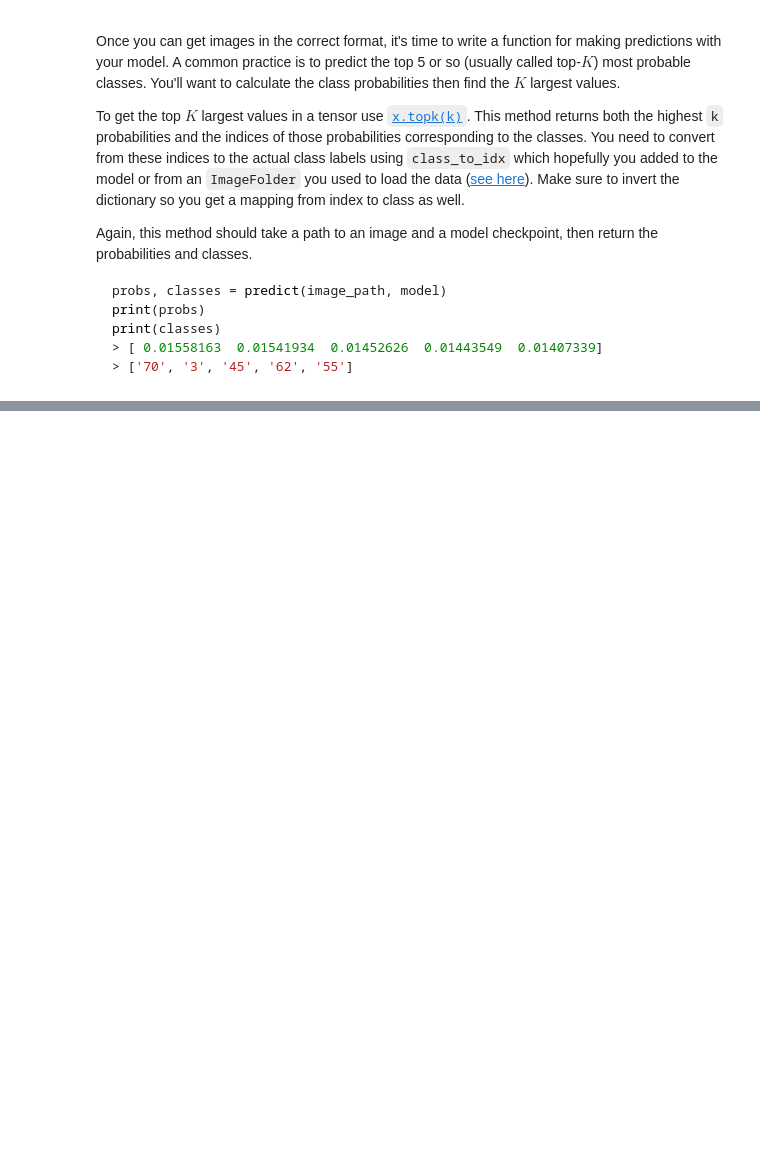
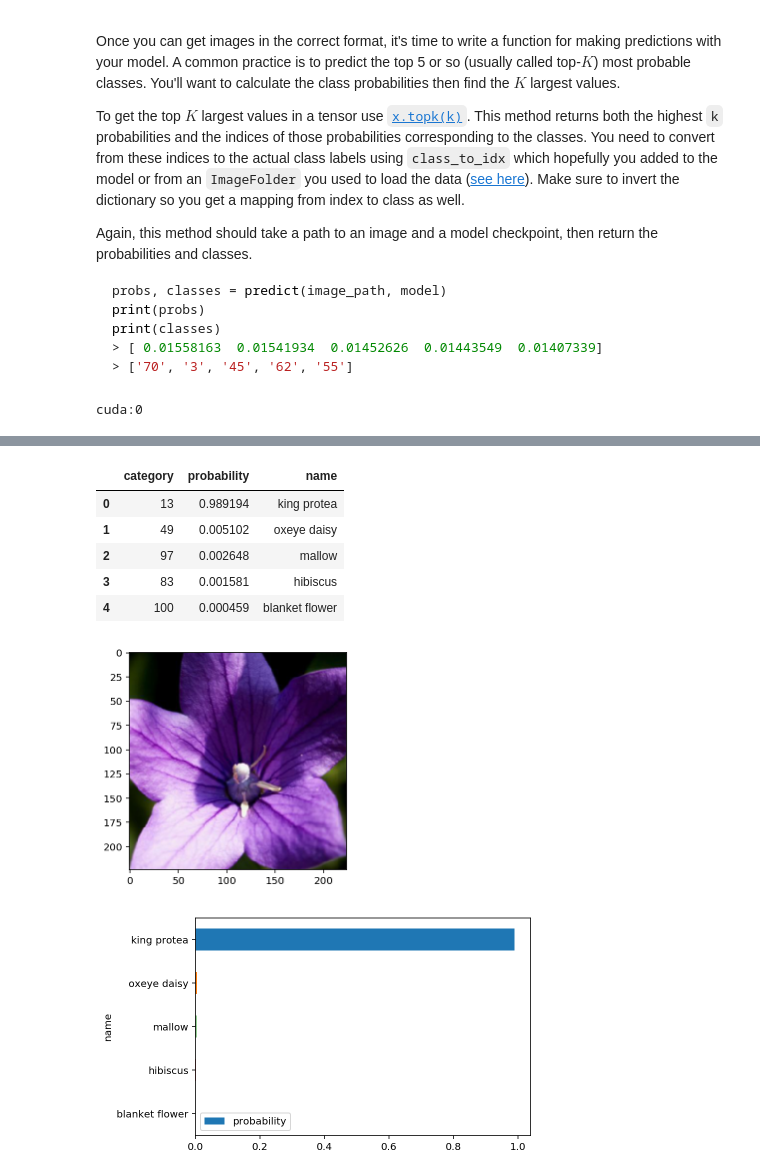
Before and after one commit to jmnickerson05/udacity_image_classifier, a Jupyter notebook: Image Classifier Project.ipynb, the cells around one changed output, grey strips where cells are left out. Saved outputs shown, nothing was run; the diff lists cells and outputs as text; code cells hidden in the pictures; blank space fills up the shorter version.

````diff
--- a/Image Classifier Project.ipynb
+++ b/Image Classifier Project.ipynb
@@ -430,12 +462,23 @@ print(classes)
 > [ 0.01558163  0.01541934  0.01452626  0.01443549  0.01407339]
 > ['70', '3', '45', '62', '55']
 ```
-# %%
-def predict(image_path, model, topk=5):
-    ''' Predict the class (or classes) of an image using a trained deep learning model.
-    '''
-
-    # TODO: Implement the code to predict the class from an image file
+# %%
+device = torch.device("cuda:0" if torch.cuda.is_available() else "cpu")
+print(device)
+# %% [output]
+cuda:0
+# %%
+def predict(image_path, model, topk=5):
+    # Transform
+    inputs = process_image(image_path).unsqueeze(0)
+    model.eval()
+    model, inputs = model.to(device), inputs.to(device)
+    prob = nnf.softmax(model(inputs), dim=1)
+    top_p, top_class = prob.topk(5, dim = 1)
+    return pd.DataFrame({'probability': top_p.cpu().detach().numpy()[0],
+                         'category': top_class.cpu().detach().numpy()[0]})
+
+# predict('flowers/test/19/image_06175.jpg', model)
 # %% [markdown]
 ## Sanity Checking
 
@@ -448,0 +490,29 @@ You can convert from the class integer encoding to actual flower names with the
+# %%
+def predict_and_plot(model, img_path, cat_to_name):
+    imshow(process_image(img_path))
+    pred = predict(img_path, model)
+    pred = pred.sort_values(by='probability', ascending=False)[
+        ['category','probability']
+    ]
+    pred['name'] = pred.category.apply(
+        lambda x: cat_to_name[str(int(x))]
+    )
+    pred['category'] = pred['category'].astype(int)
+    display(pred)
+    ax = (pred.sort_values(by='probability', ascending=False)
+          .plot.barh(x='name',y='probability'))
+    ax.invert_yaxis()
+
+
+predict_and_plot(model, 'flowers/test/19/image_06175.jpg', cat_to_name)
+# predict_and_plot(model, 'flowers/test/28/image_05277.jpg', cat_to_name)
+# predict_and_plot(model, 'flowers/test/25/image_06593.jpg', cat_to_name)
+# %% [output]
+|  | category | probability | name |
+| 0 | 13 | 0.989194 | king protea |
+| 1 | 49 | 0.005102 | oxeye daisy |
+| 2 | 97 | 0.002648 | mallow |
+| 3 | 83 | 0.001581 | hibiscus |
+| 4 | 100 | 0.000459 | blanket flower |
+[figure, added]
+[figure, added]
````
Also changed, not shown: parts of 21 cells of this notebook.
